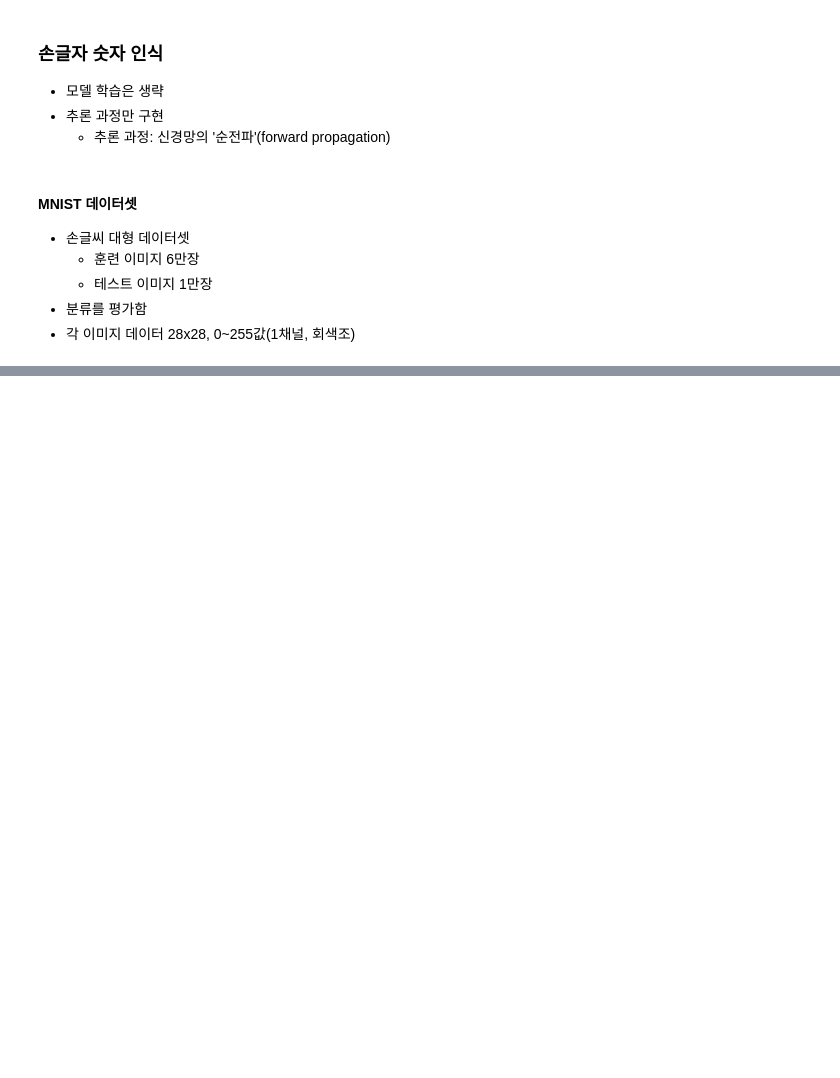
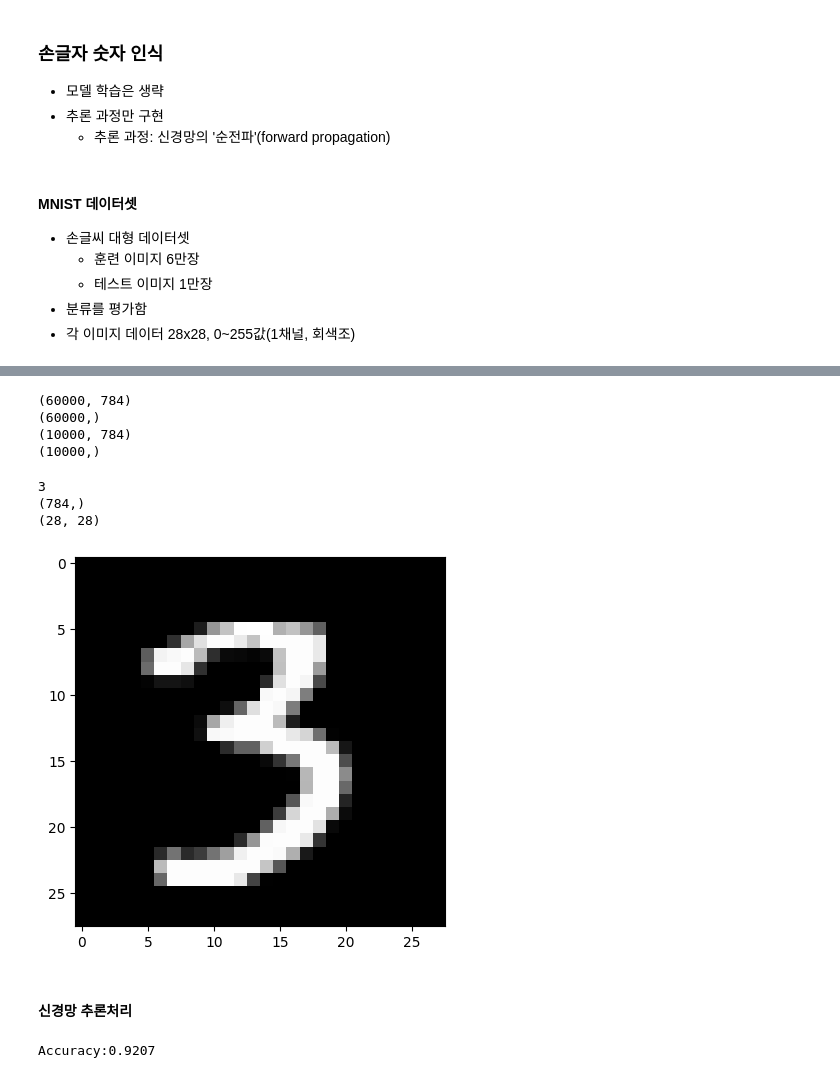
Before and after one commit to wwcbyang/DL, a Jupyter notebook: DL_0.ipynb, the cells around one changed output, grey strips where cells are left out. Saved outputs shown, nothing was run; the diff lists cells and outputs as text; code cells hidden in the pictures; blank space fills up the shorter version.

```diff
--- a/DL_0.ipynb
+++ b/DL_0.ipynb
@@ -521,0 +617,58 @@ print(np.sum(softmax(a))) # 소프트맥스 함수 특징 -> 더하면 1!
+# %%
+# 위에 셀 먼저 수행해야함
+with open(save_file, 'rb') as f:
+    dataset = pickle.load(f)
+
+flatten = True
+normalize = False
+
+if normalize:
+    for key in ('train_img', 'test_img'):
+        dataset[key] = dataset[key].astype(np.float32)
+        dataset[key] /= 255.0
+
+if not flatten:
+    for key in ('train_img', 'test_img'):
+        dataset[key] = dataset[key].reshape(-1, 1, 28, 28)
+
+(x_train, t_train), (x_test, t_test) = (dataset['train_img'], dataset['train_label']), (dataset['test_img'], dataset['test_label'])
+
+print(x_train.shape)
+print(t_train.shape)
+print(x_test.shape)
+print(t_test.shape)
+# %% [output]
+(60000, 784)
+(60000,)
+(10000, 784)
+(10000,)
+# %%
+# 이어서
+#from PIL import Image
+import matplotlib.pyplot as plt
+
+#def img_show(img):
+#    pil_img = Image.fromarray(np.uint8(img))
+#    pil_img.show()
+
+idx = 10000
+
+img = x_train[idx]
+label = t_train[idx]
+print(label)
+
+print(img.shape)
+img = img.reshape(28, 28)
+print(img.shape)
+
+#img_show(img) # colab 클라우드 환경에서는 불가
+plt.imshow(img, cmap='gray')
+#plt.axis('off')
+plt.show()
+# %% [output]
+3
+(784,)
+(28, 28)
+[figure, added]
+# %% [markdown]
+#### 신경망 추론처리
@@ -521,0 +707,14 @@ print(np.sum(softmax(a))) # 소프트맥스 함수 특징 -> 더하면 1!
+# %%
+network = init_network()
+x, t = x_test, t_test
+
+accuracy_cnt = 0
+for i in range(len(x)):
+    y = predict(network, x[i])
+    p = np.argmax(y)
+    if p == t[i]:
+        accuracy_cnt += 1
+
+print("Accuracy:" + str(float(accuracy_cnt) / len(x)))
+# %% [output]
+Accuracy:0.9207
```
Also changed, not shown: parts of 4 cells of this notebook.
